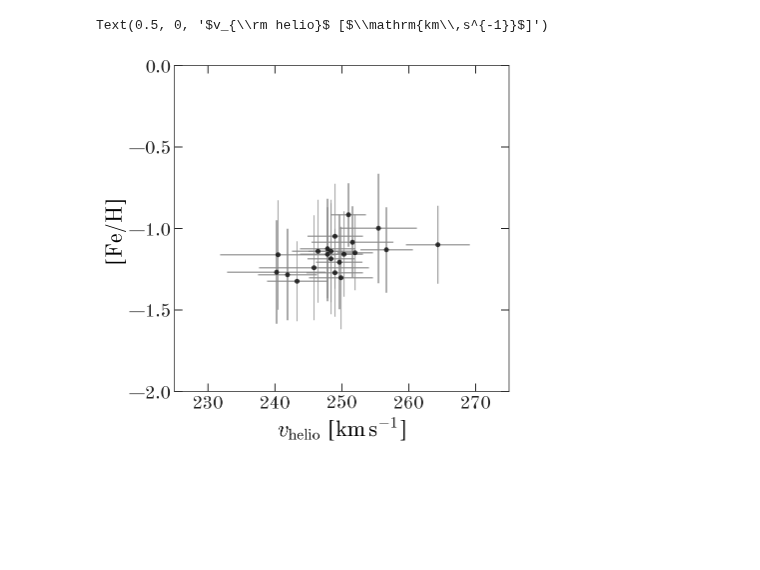
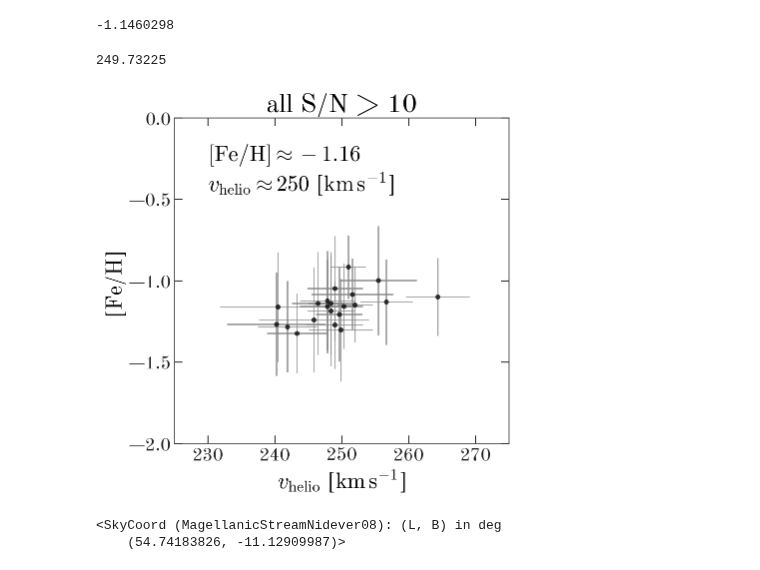
Before and after one commit to adrn/dr2-lmc-cluster, a Jupyter notebook: notebooks/Talk-figures.ipynb, the cells around one changed output. Saved outputs shown, nothing was run; the diff lists cells and outputs as text; code cells hidden in the pictures; blank space fills up the shorter version.

```diff
--- a/notebooks/Talk-figures.ipynb
+++ b/notebooks/Talk-figures.ipynb
@@ -27,0 +244,2 @@ import gapipes as gp
+# %%
+idx, sep, _ = coord.match_coordinates_sky(mike_c, all_c)
@@ -27,0 +318,14 @@ import gapipes as gp
+# %%
+fig, ax = plt.subplots(1, 1, figsize=(6, 6))
+ax.plot(g.ra[mask & pm_mask],
+        g.dec[mask & pm_mask],
+        marker='o', ls='none', ms=5, alpha=0.75, mew=0,
+        color='tab:blue')
+ax.set_xlim(182, 177)
+ax.set_ylim(-30, -27.5)
+ax.set_aspect('equal')
+ax.xaxis.set_visible(False)
+ax.yaxis.set_visible(False)
+for _, x in ax.spines.items():
+    x.set_visible(False)
+fig.savefig('../plots/talks/title.png', dpi=250)
@@ -27,0 +348,9 @@ import gapipes as gp
+# %%
+plt.plot(disk_c.L.degree, disk_c.B.degree,
+         marker='o', ls='none', color='tab:orange')
+plt.xlim(80, -80)
+plt.ylim(-50, 50)
+plt.gca().xaxis.set_visible(False)
+plt.gca().yaxis.set_visible(False)
+for _,x in plt.gca().spines.items():
+    x.set_visible(False)
@@ -34,6 +369,6 @@ data['pw1_id'] = [int(x.strip()[-2:]) if 'PW' in x else 9999 for x in data['pw1_
 # %%
 all_tbl = join(data, mike_data, keys='pw1_id')
 mike_tbl = all_tbl[all_tbl['pw1_name'] != '']
-tbl = mike_tbl[mike_tbl['SNR_RES'] > 10]
+tbl = mike_tbl[(mike_tbl['SNR_RES'] > 10) & (mike_tbl['FEH'] < 0.)]
 len(tbl)
 # %% [output]
@@ -109,19 +395,42 @@ tbl.colnames
+# %%
+np.sum(tbl['FEH']/tbl['FEHERR']**2) / np.sum(1/tbl['FEHERR']**2)
+# %% [output]
+-1.1460298
+# %%
+np.sum(tbl['VHELIO']/tbl['VERR']**2) / np.sum(1/tbl['VERR']**2)
+# %% [output]
+249.73225
 # %%
 plt.figure(figsize=(6, 6))
 plt.errorbar(tbl['VHELIO'], tbl['FEH'],
              xerr=tbl['VERR'], yerr=tbl['FEHERR'],
              ls='none', marker='o', ecolor='#888888',
-             alpha=0.75)
+             alpha=0.75, color='k')
 
 plt.xlim(225, 275)
 plt.ylim(-2, 0)
 
 ax = plt.gca()
 ax.yaxis.set_ticks(np.arange(-2, 0+1e-3, 0.5))
 ax.xaxis.set_ticks(np.arange(230, 270+1e-3, 10))
 
+ax.text(230, -0.15,
+        (r'$[{\rm Fe}/{\rm H}] \approx -1.16$' + '\n' +
+         r'$v_{\rm helio} \approx 250$ ' +
+         '[{:latex_inline}]'.format(u.km/u.s)),
+        ha='left', va='top', fontsize=22)
+
 ax.set_ylabel(r'[Fe/H]')
 ax.set_xlabel(r'$v_{\rm helio}$ ' + '[{:latex_inline}]'.format(u.km/u.s))
+
+ax.set_title('all S/N > 10')
+
+fig.tight_layout()
 # %% [output]
-Text(0.5, 0, '$v_{\\rm helio}$ [$\\mathrm{km\\,s^{-1}}$]')
-[figure, old version]
+[figure, new version]
+# %%
+coord.SkyCoord(l=287.4560, b=22.9476,
+               unit=u.deg, frame='galactic').transform_to(gc.MagellanicStream)
+# %% [output]
+<SkyCoord (MagellanicStreamNidever08): (L, B) in deg
+    (54.74183826, -11.12909987)>
```
Also changed, not shown: parts of 35 cells of this notebook, 1 other file.
